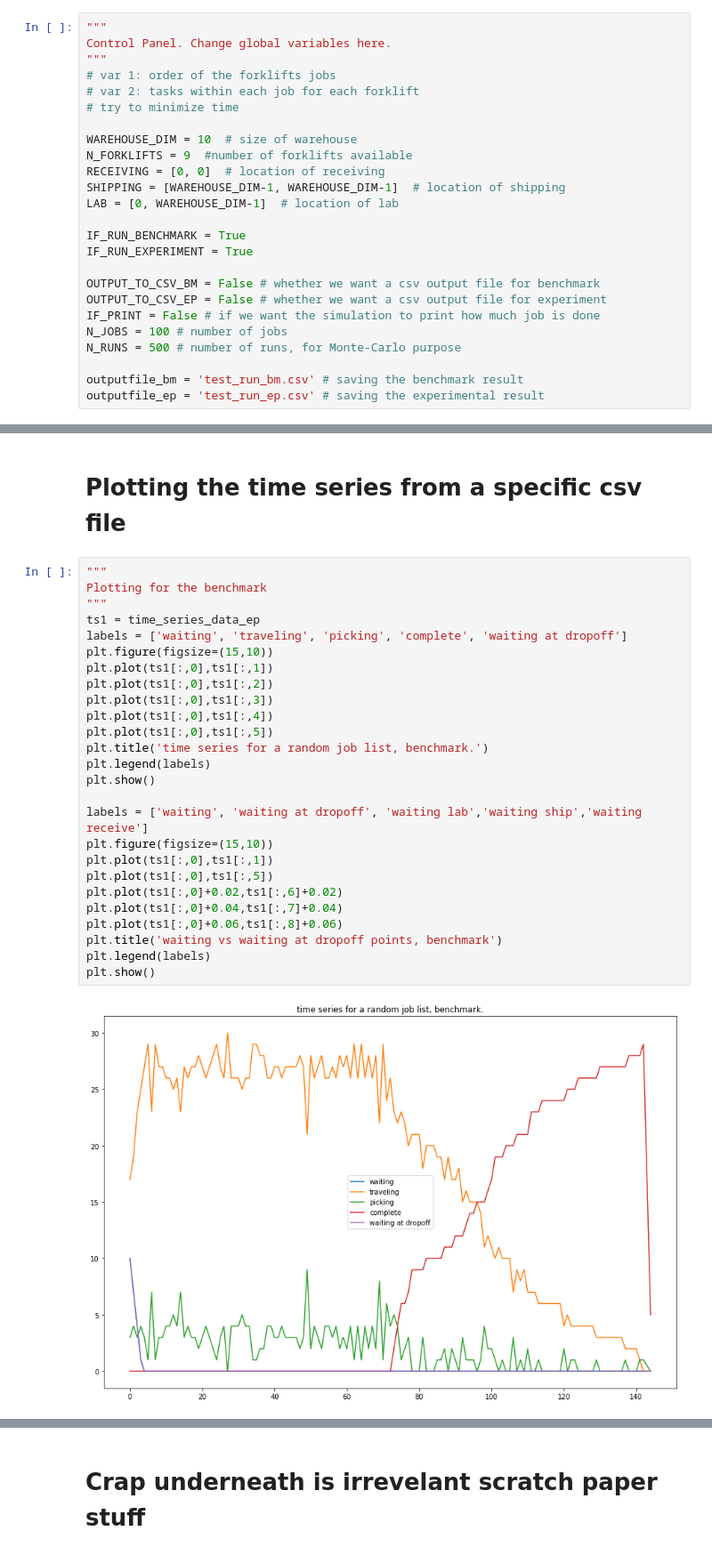
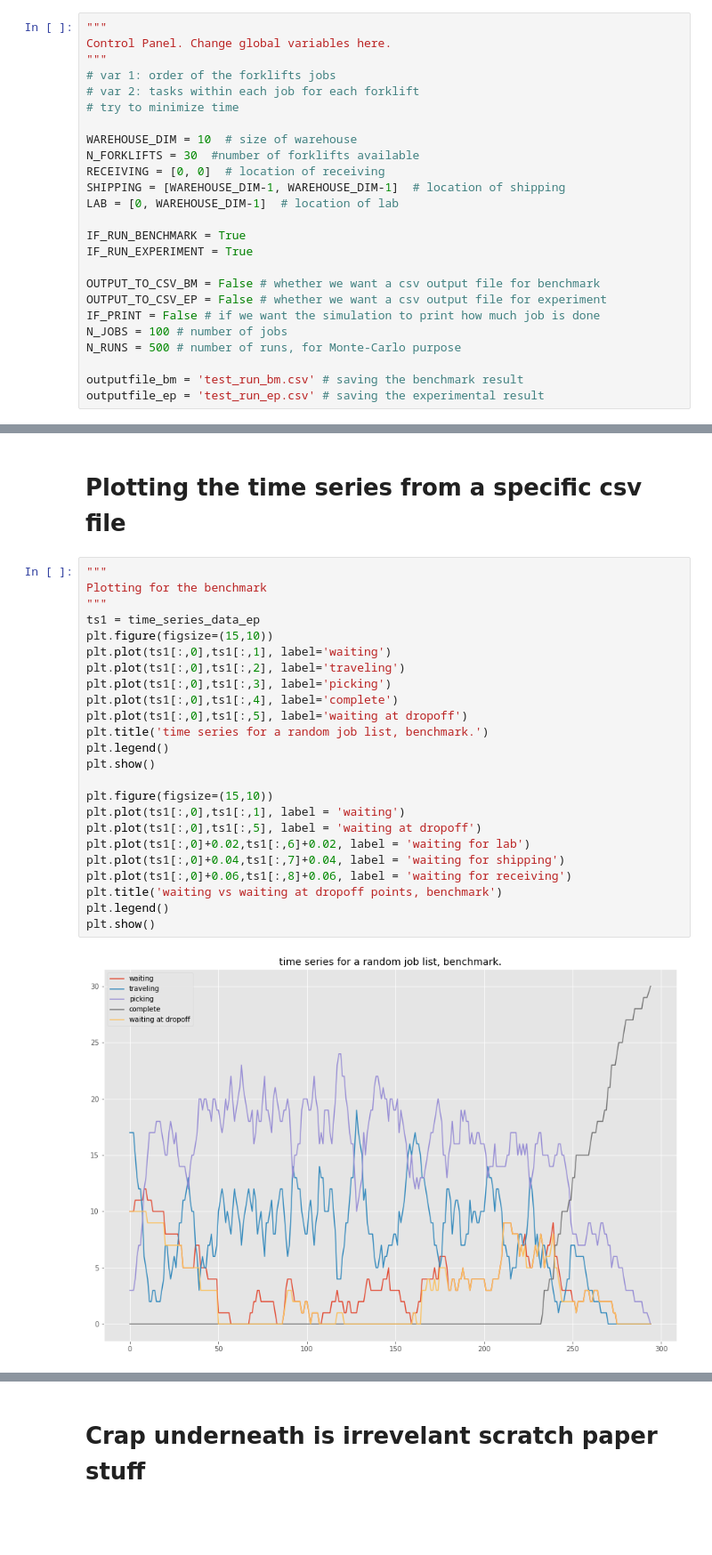
Before and after one commit to hansenpei/warehouse_sim, a Jupyter notebook: main_user_friendly_code.ipynb, the cells around one changed output, grey strips where cells are left out. Shown: that part at 89% size. Cells and saved outputs as stored; diff of their text form; blank space fills up the shorter version.

```diff
--- a/main_user_friendly_code.ipynb
+++ b/main_user_friendly_code.ipynb
@@ -41,7 +42,7 @@ Control Panel. Change global variables here.
 # try to minimize time
 
 WAREHOUSE_DIM = 10  # size of warehouse
-N_FORKLIFTS = 9  #number of forklifts available
+N_FORKLIFTS = 30  #number of forklifts available
 RECEIVING = [0, 0]  # location of receiving
 SHIPPING = [WAREHOUSE_DIM-1, WAREHOUSE_DIM-1]  # location of shipping
 LAB = [0, WAREHOUSE_DIM-1]  # location of lab
@@ -581,28 +631,26 @@ for i in range(0,df_ep["time"].max()):
 # %%
 """
 Plotting for the benchmark
 """
 ts1 = time_series_data_ep
-labels = ['waiting', 'traveling', 'picking', 'complete', 'waiting at dropoff']
 plt.figure(figsize=(15,10))
-plt.plot(ts1[:,0],ts1[:,1])
-plt.plot(ts1[:,0],ts1[:,2])
-plt.plot(ts1[:,0],ts1[:,3])
-plt.plot(ts1[:,0],ts1[:,4])
-plt.plot(ts1[:,0],ts1[:,5])
+plt.plot(ts1[:,0],ts1[:,1], label='waiting')
+plt.plot(ts1[:,0],ts1[:,2], label='traveling')
+plt.plot(ts1[:,0],ts1[:,3], label='picking')
+plt.plot(ts1[:,0],ts1[:,4], label='complete')
+plt.plot(ts1[:,0],ts1[:,5], label='waiting at dropoff')
 plt.title('time series for a random job list, benchmark.')
-plt.legend(labels)
+plt.legend()
 plt.show()
 
-labels = ['waiting', 'waiting at dropoff', 'waiting lab','waiting ship','waiting receive']
 plt.figure(figsize=(15,10))
-plt.plot(ts1[:,0],ts1[:,1])
-plt.plot(ts1[:,0],ts1[:,5])
-plt.plot(ts1[:,0]+0.02,ts1[:,6]+0.02)
-plt.plot(ts1[:,0]+0.04,ts1[:,7]+0.04)
-plt.plot(ts1[:,0]+0.06,ts1[:,8]+0.06)
+plt.plot(ts1[:,0],ts1[:,1], label = 'waiting')
+plt.plot(ts1[:,0],ts1[:,5], label = 'waiting at dropoff')
+plt.plot(ts1[:,0]+0.02,ts1[:,6]+0.02, label = 'waiting for lab')
+plt.plot(ts1[:,0]+0.04,ts1[:,7]+0.04, label = 'waiting for shipping')
+plt.plot(ts1[:,0]+0.06,ts1[:,8]+0.06, label = 'waiting for receiving')
 plt.title('waiting vs waiting at dropoff points, benchmark')
-plt.legend(labels)
+plt.legend()
 plt.show()
 # %% [output]
-[figure, old version]
+[figure, new version]
```
Also changed, not shown: parts of 10 cells of this notebook, 1 other file.
